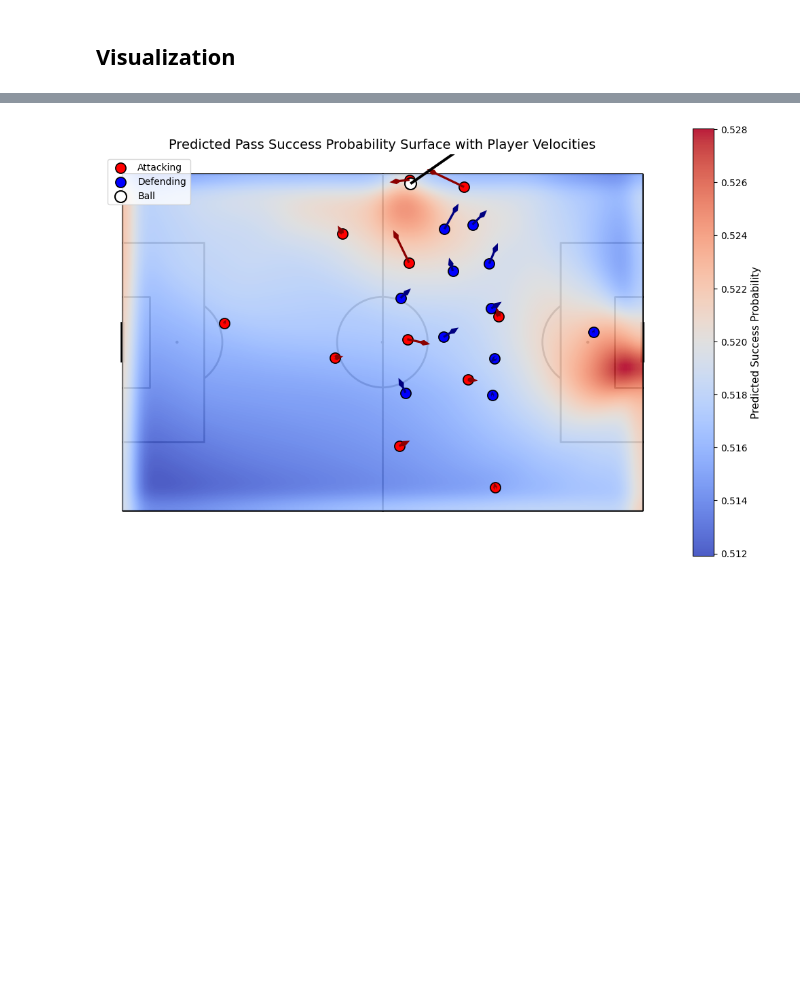
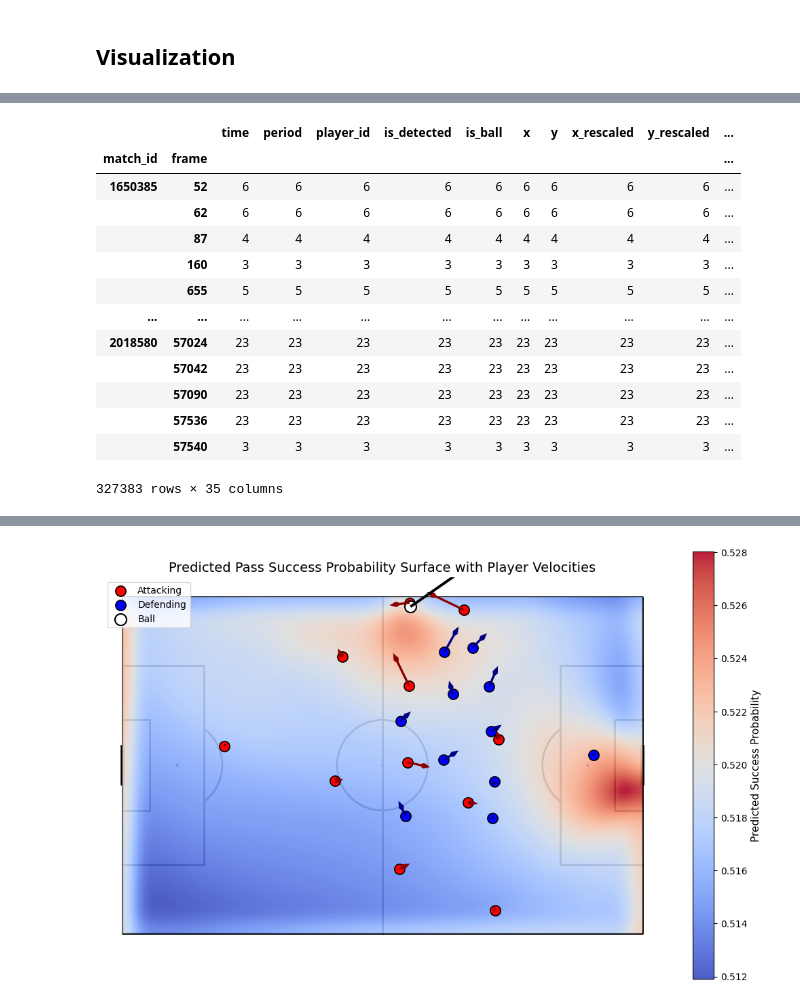
Before and after one commit to TustiWutsi/player_pitch_control_clustering, a Jupyter notebook: soccermap_training.ipynb, the cells around one changed output, grey strips where cells are left out. Cells and saved outputs as stored; diff of their text form; code cells hidden in the pictures; blank space fills up the shorter version.

```diff
--- a/soccermap_training.ipynb
+++ b/soccermap_training.ipynb
@@ -2011,0 +2224,17 @@ Per-channel std: tensor([0.3242, 0.3201, 0.3535, 0.3297, 0.3362, 0.3182, 0.3626,
+# %%
+balanced_df.groupby(['match_id', 'frame']).count()
+# %% [output]
+|  |  | time | period | player_id | is_detected | is_ball | x | y | x_rescaled | y_rescaled | ... |
+| match_id | frame |  |  |  |  |  |  |  |  |  | ... |
+| 1650385 | 52 | 6 | 6 | 6 | 6 | 6 | 6 | 6 | 6 | 6 | ... |
+|  | 62 | 6 | 6 | 6 | 6 | 6 | 6 | 6 | 6 | 6 | ... |
+|  | 87 | 4 | 4 | 4 | 4 | 4 | 4 | 4 | 4 | 4 | ... |
+|  | 160 | 3 | 3 | 3 | 3 | 3 | 3 | 3 | 3 | 3 | ... |
+|  | 655 | 5 | 5 | 5 | 5 | 5 | 5 | 5 | 5 | 5 | ... |
+| ... | ... | ... | ... | ... | ... | ... | ... | ... | ... | ... | ... |
+| 2018580 | 57024 | 23 | 23 | 23 | 23 | 23 | 23 | 23 | 23 | 23 | ... |
+|  | 57042 | 23 | 23 | 23 | 23 | 23 | 23 | 23 | 23 | 23 | ... |
+|  | 57090 | 23 | 23 | 23 | 23 | 23 | 23 | 23 | 23 | 23 | ... |
+|  | 57536 | 23 | 23 | 23 | 23 | 23 | 23 | 23 | 23 | 23 | ... |
+|  | 57540 | 3 | 3 | 3 | 3 | 3 | 3 | 3 | 3 | 3 | ... |
+327383 rows × 35 columns
```
Also changed, not shown: parts of 49 cells of this notebook, 2 other files.
